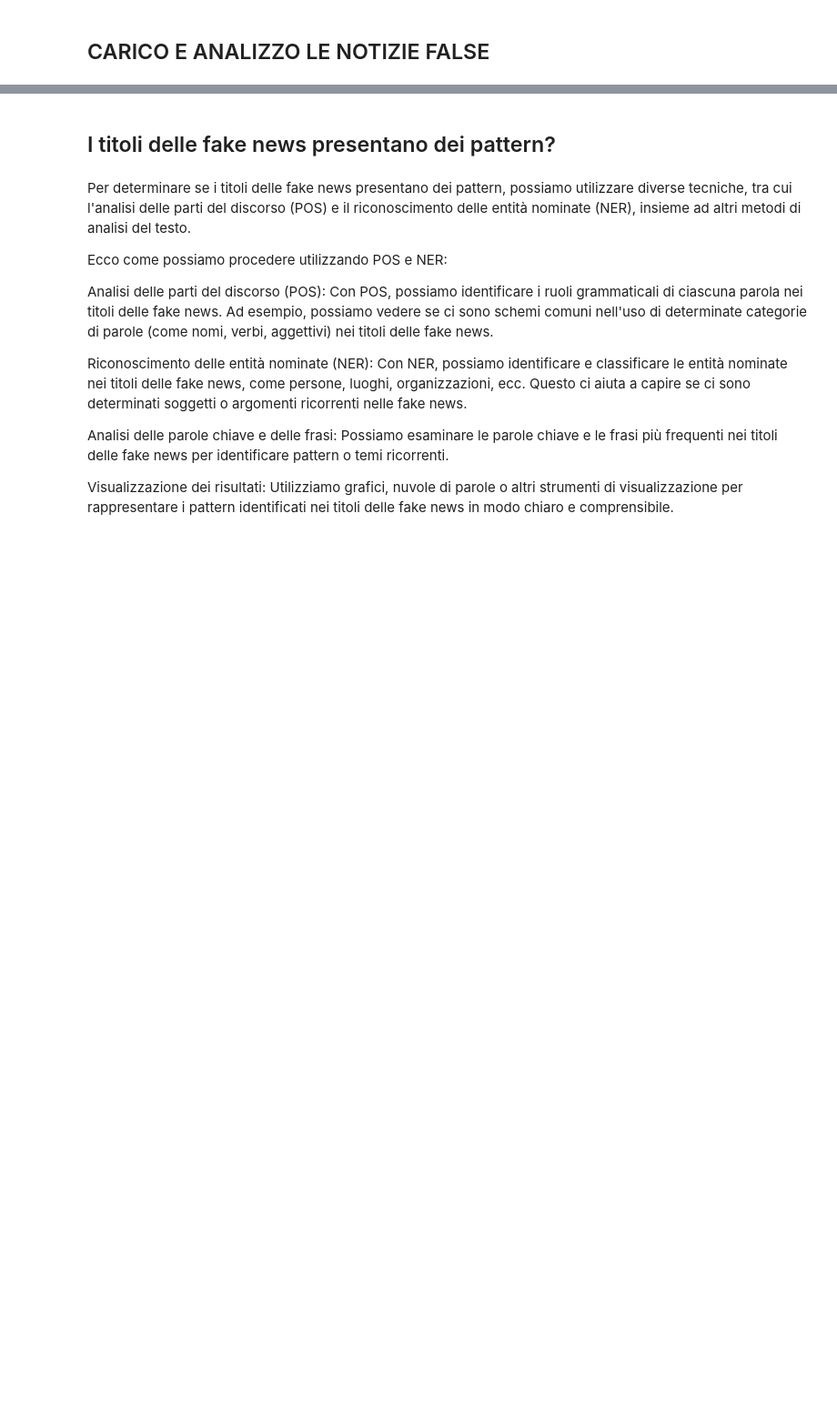
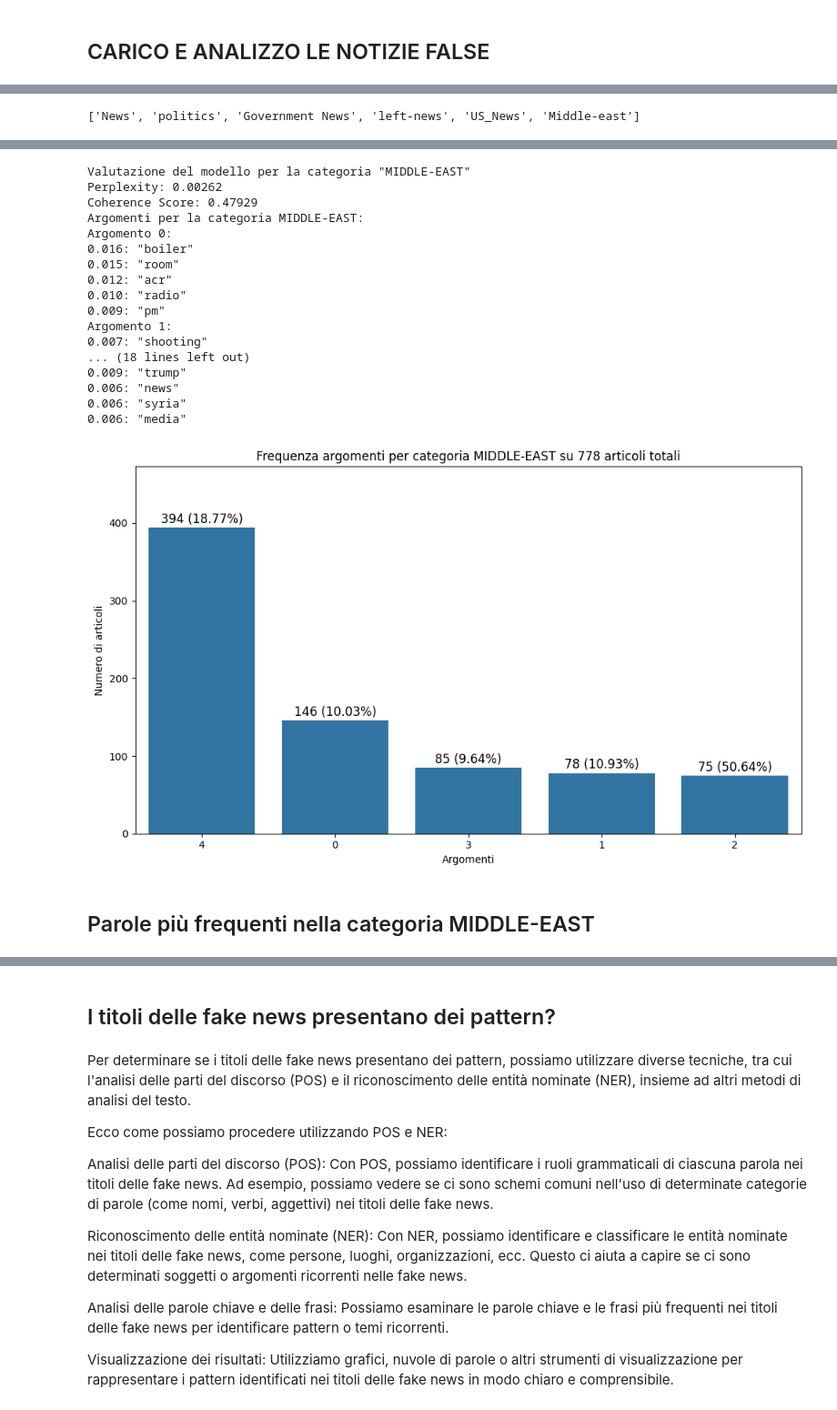
Before and after one commit to cdario79/FiltroFakeNews, a Jupyter notebook: Filtro_per_Fake_News.ipynb, the cells around one changed output, grey strips where cells are left out. Shown at 91% size. Cells and saved outputs as stored; diff of their text form; code cells hidden in the pictures; blank space fills up the shorter version.

```diff
--- a/Filtro_per_Fake_News.ipynb
+++ b/Filtro_per_Fake_News.ipynb
@@ -162,0 +247,16 @@ def download_csv_from_google_drive(file_id):
+# %%
+def get_most_relevant_topic(lda_result):
+    """
+    Retrieves the most relevant topic from the LDA result.
+
+    Args:
+        lda_result (list of tuples): The result of LDA analysis, where each tuple contains a topic and its corresponding probability.
+
+    Returns:
+        int or None: The index of the most relevant topic, or None if the input is empty.
+    """
+    if lda_result:
+        # Find the topic with the highest probability
+        return max(lda_result, key=lambda x: x[1])[0]
+    else:
+        return None
@@ -631,0 +690,10 @@ Topic 1:
+# %%
+# Extract unique categories from the 'subject' column of the DataFrame
+categories_fake = list(df_fake_cat_topic['subject'].unique())
+
+# Convert the unique categories into a list
+# The 'unique()' function returns an array of unique values in the 'subject' column
+# 'list()' converts this array into a Python list
+categories_fake
+# %% [output]
+['News', 'politics', 'Government News', 'left-news', 'US_News', 'Middle-east']
@@ -631,0 +790,19 @@ Topic 1:
+# %%
+# Define the current category name
+current_category_name = 'Middle-east'
+
+# Define LDA params
+params = {
+    'num_topics': 4,
+    'alpha': 0.1,
+    'eta': 0.1,
+    'iterations': 1000,
+    'passes': 10
+}
+
+# Filter the DataFrame to only include rows where the 'subject' column matches the current category name
+current_category_df = df_fake_cat_topic[df_fake_cat_topic['subject'] == current_category_name]
+
+# Pass the filtered DataFrame and the current category name to a function to analyze topic
+analyze_topic(current_category_df, current_category_name, **params)
+# %% [output]
@@ -631,0 +810,19 @@ Topic 1:
+Valutazione del modello per la categoria "MIDDLE-EAST"
+Perplexity: 0.00262
+Coherence Score: 0.47929
+Argomenti per la categoria MIDDLE-EAST:
+Argomento 0:
+0.016: "boiler"
+0.015: "room"
+0.012: "acr"
+0.010: "radio"
+0.009: "pm"
+Argomento 1:
+0.007: "shooting"
+... (18 lines left out)
+0.009: "trump"
+0.006: "news"
+0.006: "syria"
+0.006: "media"
+[figure, added]
+Parole più frequenti nella categoria MIDDLE-EAST
```
Also changed, not shown: parts of 67 cells of this notebook.
